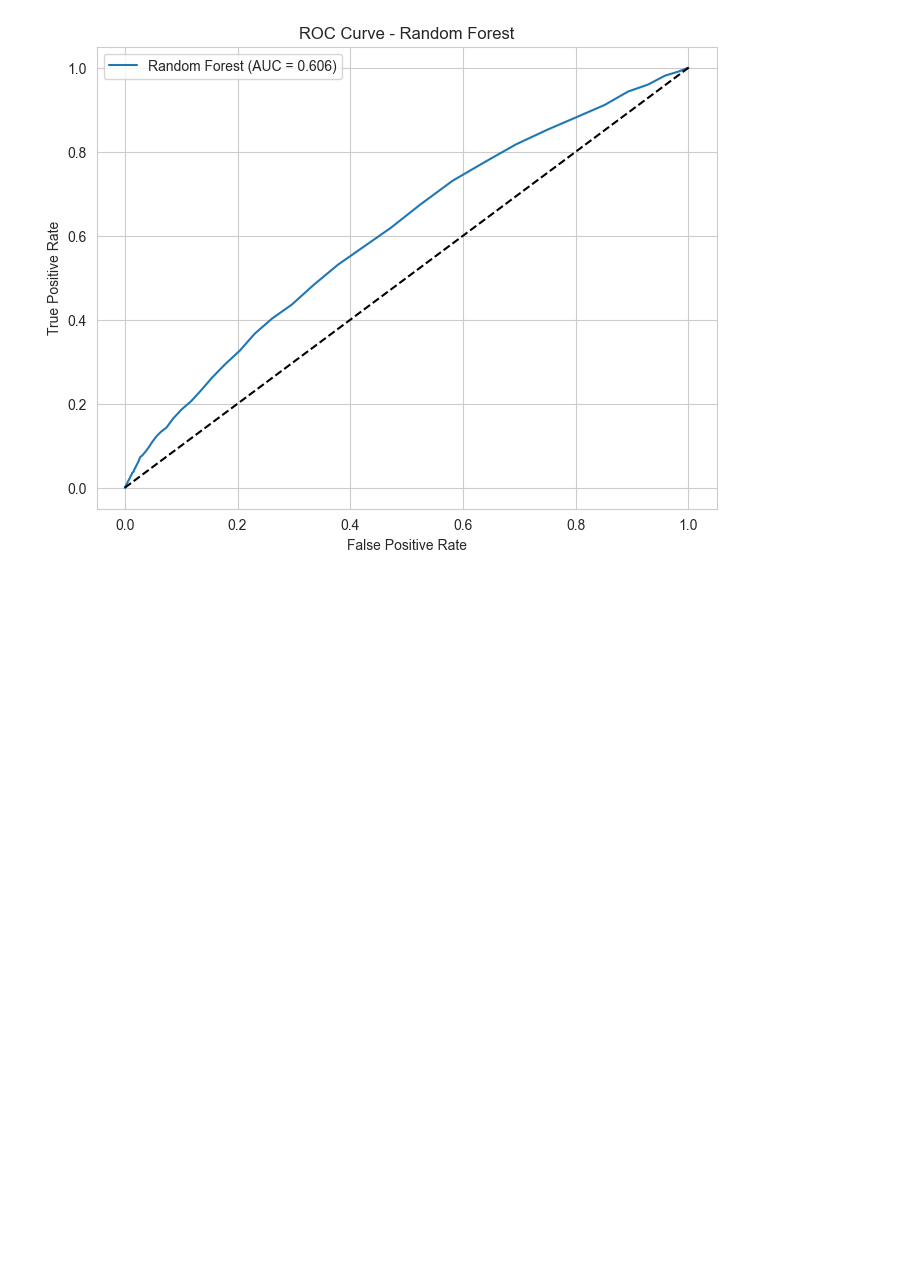
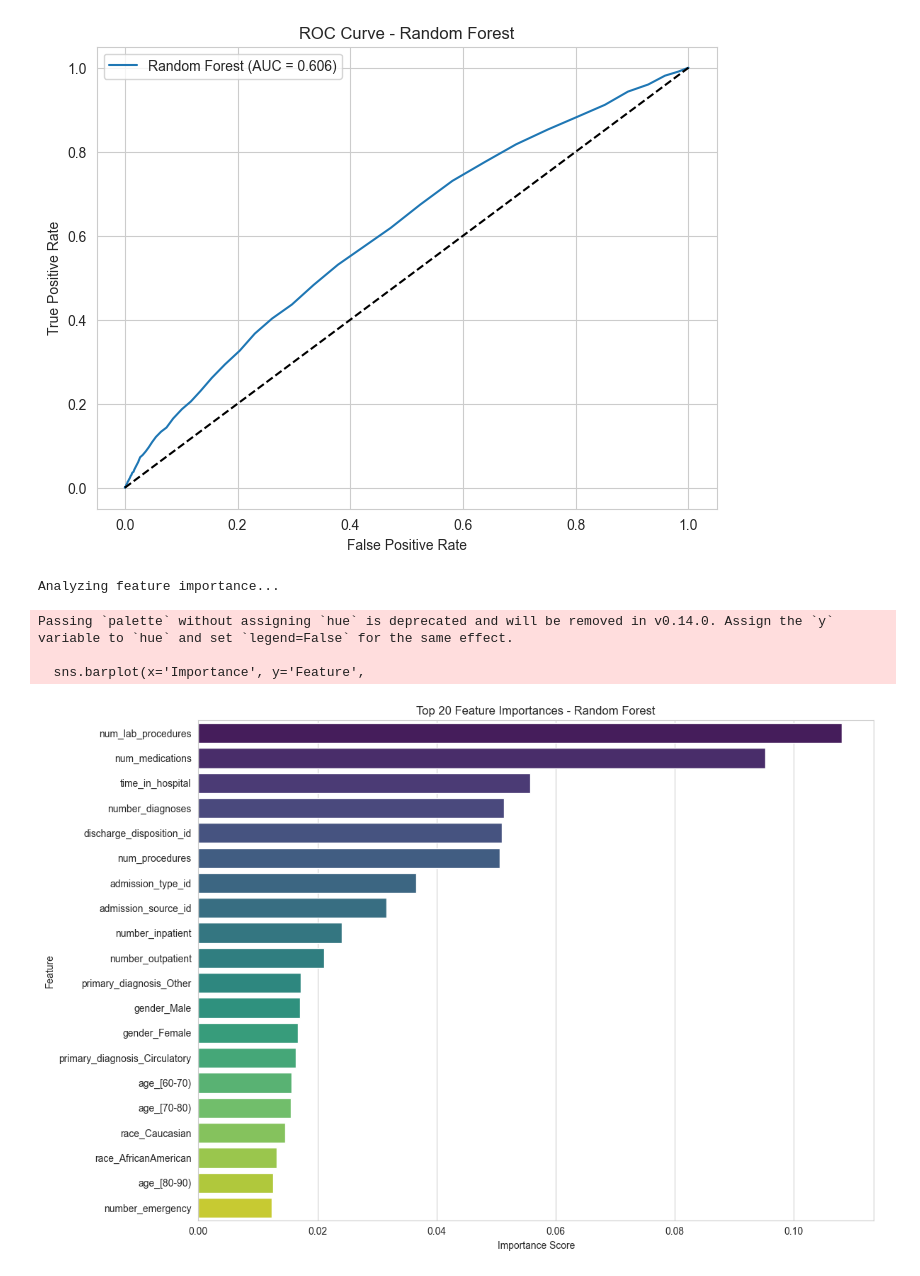
Before and after one commit to Yugalchaudhary01/patient_readmission_project, a Jupyter notebook: patient-readmission-project.ipynb, the cells around one changed output. Drawn from its saved outputs; the diff is of its cells as text; code cells hidden in the pictures; blank space fills up the shorter version.

Commit message:
Feature Importance Analysis

```diff
--- a/patient-readmission-project.ipynb
+++ b/patient-readmission-project.ipynb
@@ -389,3 +389,43 @@ Not Readmitted       0.91      1.00      0.95     15253
   weighted avg       0.85      0.91      0.87     16782
 [figure]
 [figure]
+# %%
+# 3. Feature Importance Analysis
+print("\nAnalyzing feature importance...")
+# Extract feature names from preprocessing pipeline
+# Get numerical feature names
+num_features = numerical_features
+# %% [output]
+Analyzing feature importance...
+# %%
+# Get categorical feature names after one-hot encoding
+ohe = preprocessor.named_transformers_['cat']
+cat_features = ohe.get_feature_names_out(categorical_features)
+
+# Combine all feature names
+all_feature_names = np.concatenate([num_features, cat_features])
+# %%
+# Get feature importances from Random Forest
+rf_model = rf_pipeline.named_steps['classifier']
+importances = rf_model.feature_importances_
+
+# Create importance DataFrame
+importance_df = pd.DataFrame({
+    'Feature': all_feature_names,
+    'Importance': importances
+}).sort_values('Importance', ascending=False)
+# %%
+# Plot top 20 features
+plt.figure(figsize=(12, 8))
+sns.barplot(x='Importance', y='Feature',
+            data=importance_df.head(20), palette='viridis')
+plt.title('Top 20 Feature Importances - Random Forest')
+plt.xlabel('Importance Score')
+plt.ylabel('Feature')
+plt.tight_layout()
+plt.show()
+# %% [output]
+Passing `palette` without assigning `hue` is deprecated and will be removed in v0.14.0. Assign the `y` variable to `hue` and set `legend=False` for the same effect.
+
+  sns.barplot(x='Importance', y='Feature',
+[figure, added]
```
